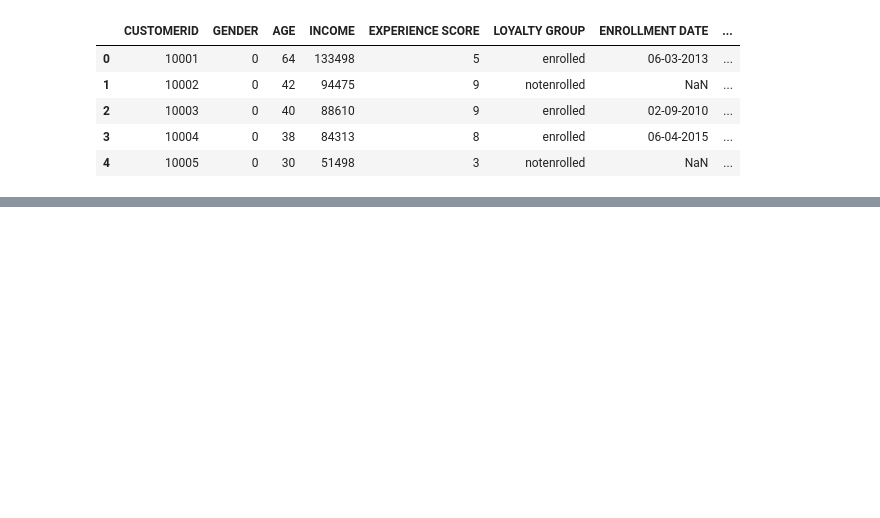
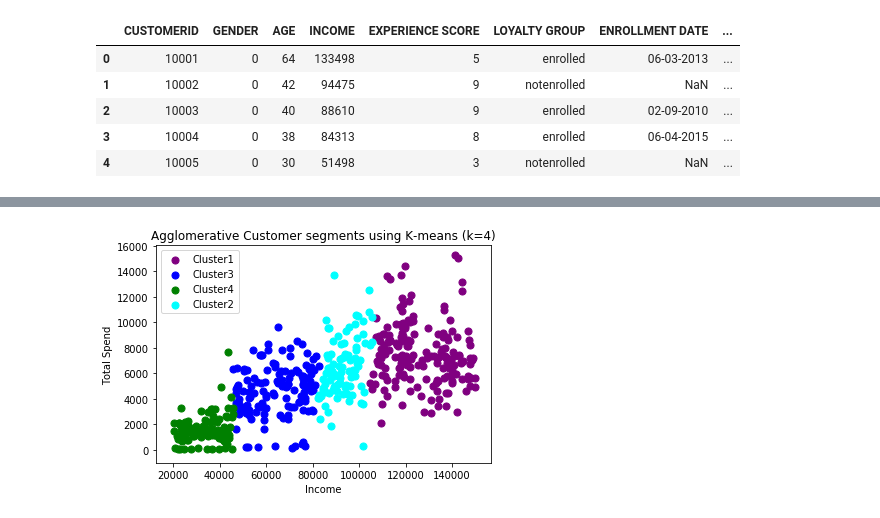
Before and after one commit to Amref-Health-Africa-in-Uganda/IBM_Digital_Nation, a Jupyter notebook: Exercise-Clustering.ipynb, the cells around one changed output, grey strips where cells are left out. Saved outputs shown, nothing was run; the diff lists cells and outputs as text; code cells hidden in the pictures; blank space fills up the shorter version.

```diff
--- a/Exercise-Clustering.ipynb
+++ b/Exercise-Clustering.ipynb
@@ -159,0 +297,3 @@ def percent_loyalty(series):
+# %%
+segment_DF_2=pd.concat([cluster_input,cluster_output_2_pd],axis=1)
+segment_DF_2.head()
@@ -159,0 +307,12 @@ def percent_loyalty(series):
+# %%
+plt.scatter(segment_DF_2[segment_DF_2.segment==0]['INCOME'],segment_DF_2[segment_DF_2.segment==0]['TOTAL SPENT'],s=50, c='purple',label='Cluster1')
+plt.scatter(segment_DF_2[segment_DF_2.segment==1]['INCOME'],segment_DF_2[segment_DF_2.segment==1]['TOTAL SPENT'],s=50, c='blue',label='Cluster3')
+plt.scatter(segment_DF_2[segment_DF_2.segment==2]['INCOME'],segment_DF_2[segment_DF_2.segment==2]['TOTAL SPENT'],s=50, c='green',label='Cluster4')
+plt.scatter(segment_DF_2[segment_DF_2.segment==3]['INCOME'],segment_DF_2[segment_DF_2.segment==3]['TOTAL SPENT'],s=50, c='cyan',label='Cluster2')
+plt.title('Agglomerative Customer segments using K-means (k=4)')
+plt.xlabel('Income')
+plt.ylabel('Total Spend')
+plt.legend()
+plt.show()
+# %% [output]
+[figure, added]
```
Also changed, not shown: parts of 23 cells of this notebook.
